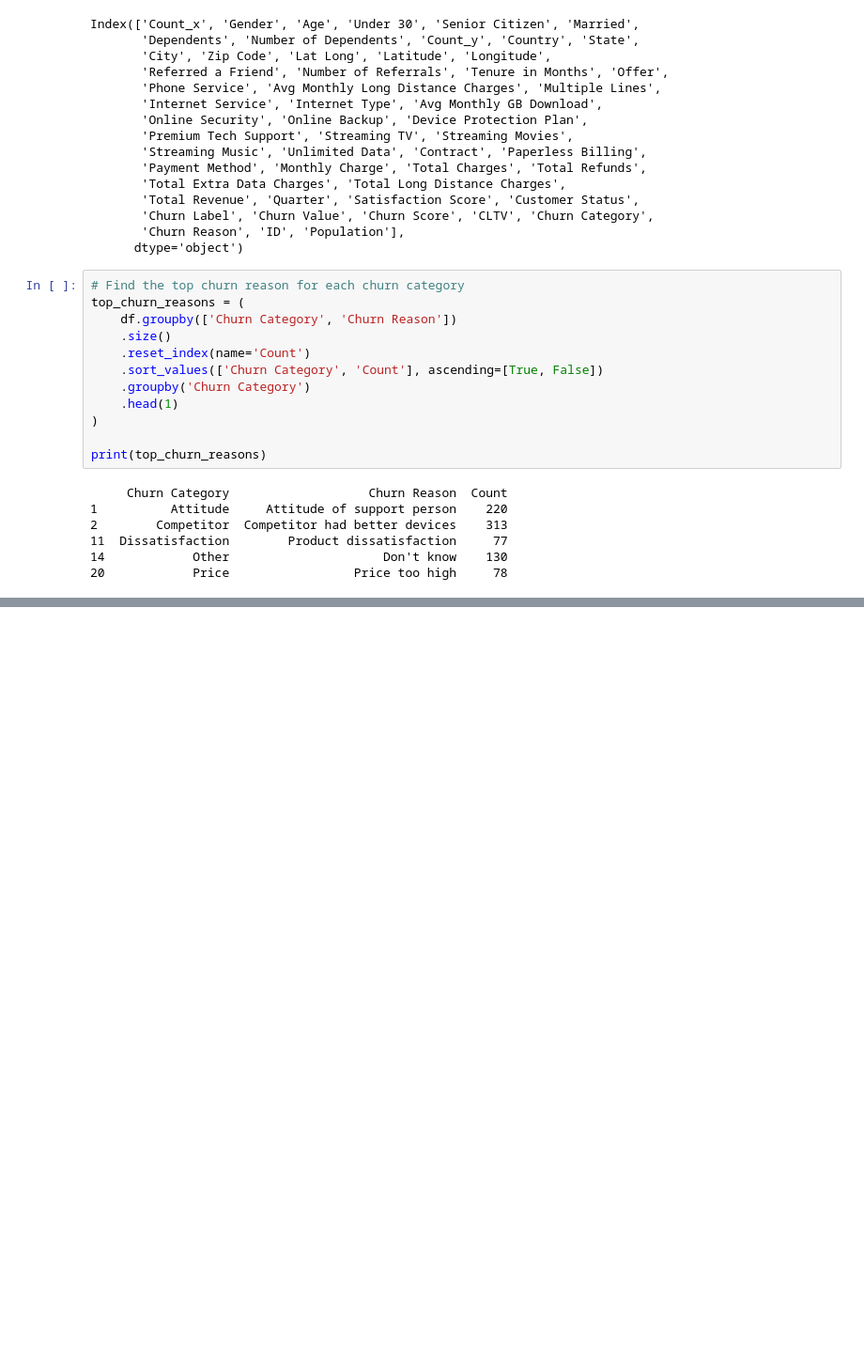
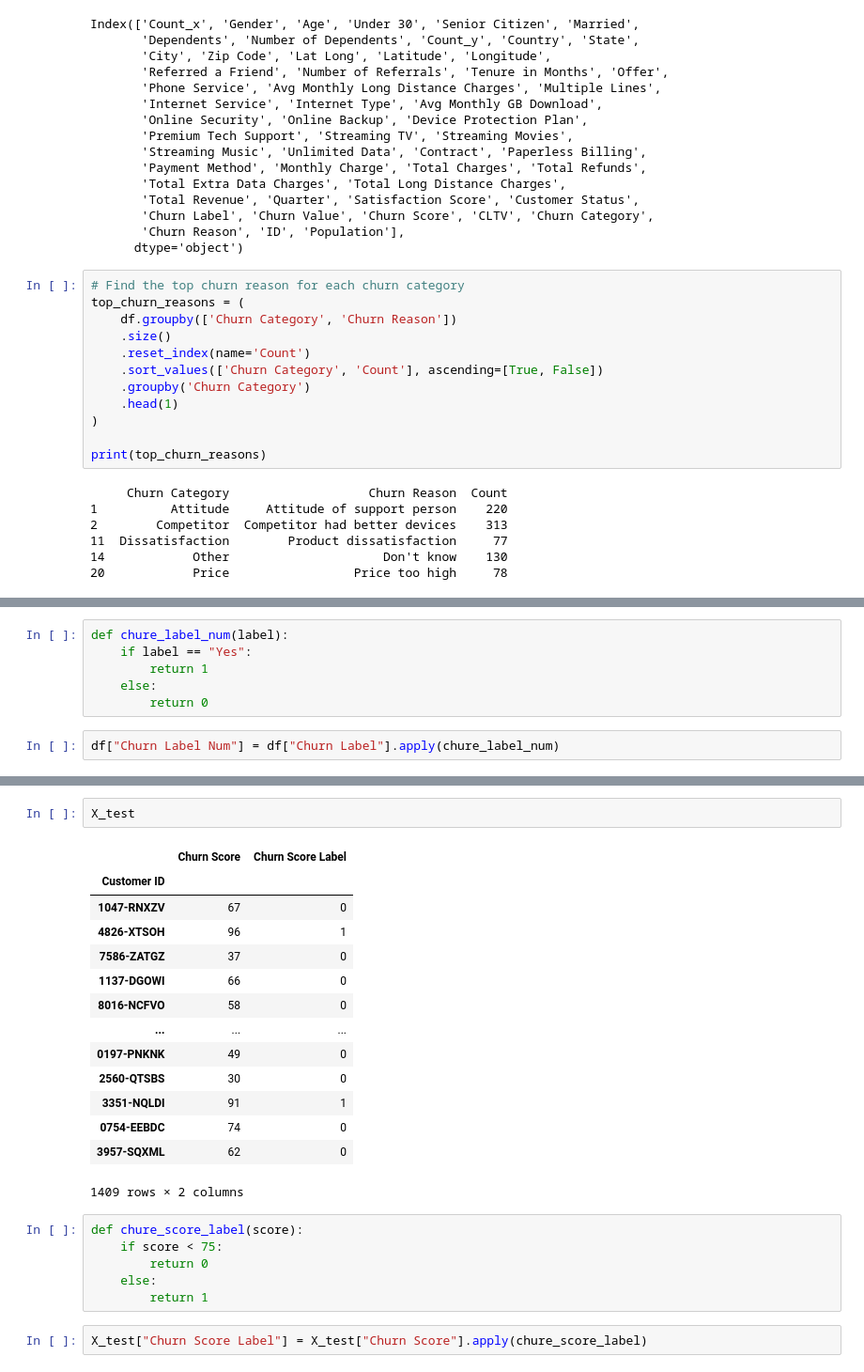
Before and after one commit to sarasustelosantos/bootcamp_group, a Jupyter notebook: 01_data_exploration.ipynb, the cells around one changed output, grey strips where cells are left out. Shown at 94% size. Saved outputs shown, nothing was run; the diff lists cells and outputs as text; blank space fills up the shorter version.

```diff
--- a/01_data_exploration.ipynb
+++ b/01_data_exploration.ipynb
@@ -1741,0 +1757,8 @@ print(top_churn_reasons)
+# %%
+def chure_label_num(label):
+    if label == "Yes":
+        return 1
+    else:
+        return 0
+# %%
+df["Churn Label Num"] = df["Churn Label"].apply(chure_label_num)
@@ -1741,0 +1819,25 @@ print(top_churn_reasons)
+# %%
+X_test
+# %% [output]
+|  | Churn Score | Churn Score Label |
+| Customer ID |  |  |
+| 1047-RNXZV | 67 | 0 |
+| 4826-XTSOH | 96 | 1 |
+| 7586-ZATGZ | 37 | 0 |
+| 1137-DGOWI | 66 | 0 |
+| 8016-NCFVO | 58 | 0 |
+| ... | ... | ... |
+| 0197-PNKNK | 49 | 0 |
+| 2560-QTSBS | 30 | 0 |
+| 3351-NQLDI | 91 | 1 |
+| 0754-EEBDC | 74 | 0 |
+| 3957-SQXML | 62 | 0 |
+1409 rows × 2 columns
+# %%
+def chure_score_label(score):
+    if score < 75:
+        return 0
+    else:
+        return 1
+# %%
+X_test["Churn Score Label"] = X_test["Churn Score"].apply(chure_score_label)
```
Also changed, not shown: parts of 13 cells of this notebook, 4 other files.
